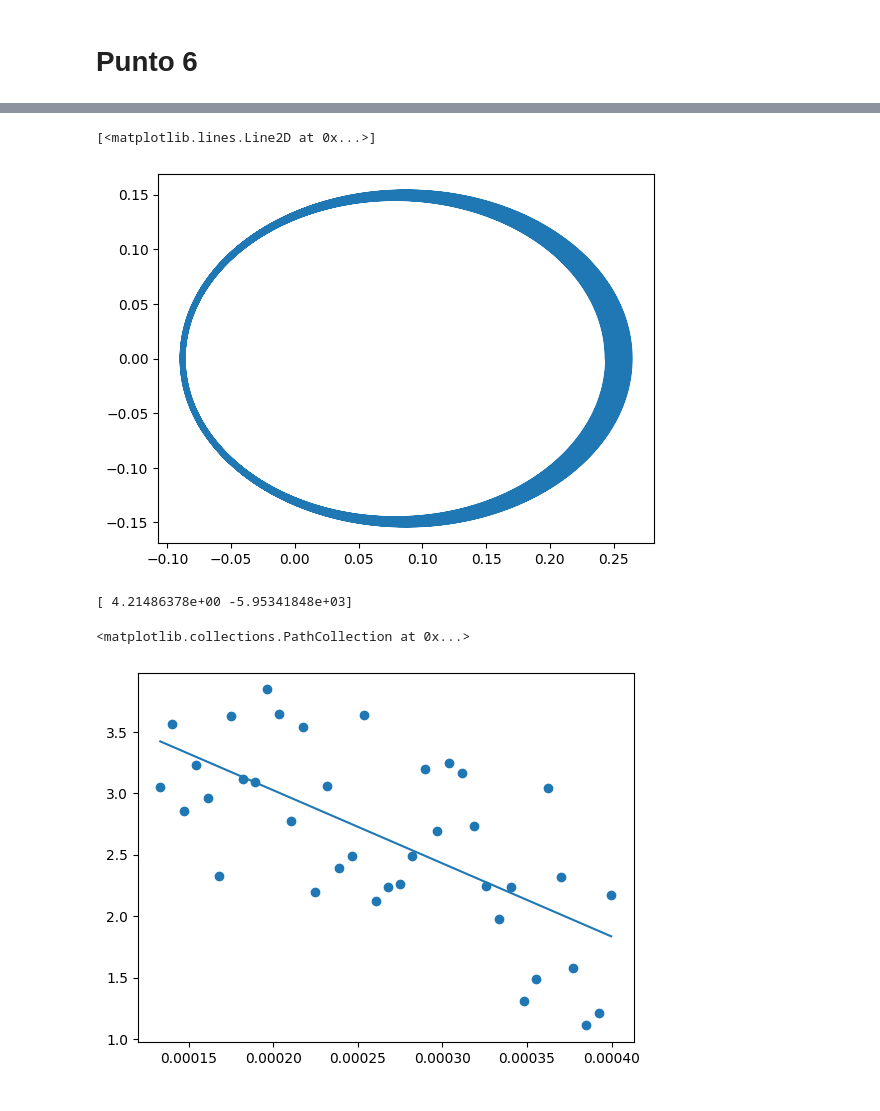
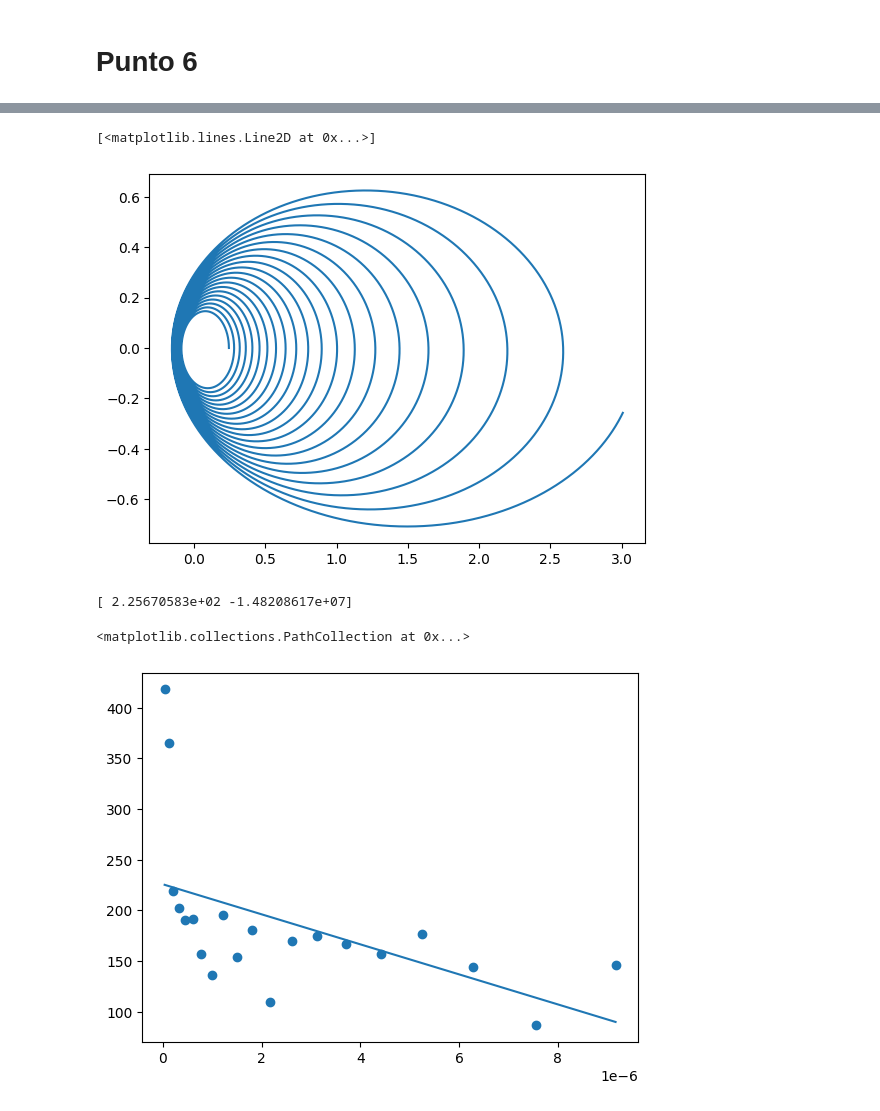
Before and after one commit to acastem15/MetodosII_ClaudiaCuellar_AnaCastellanos, a Jupyter notebook: Talleres/Tarea 2 - Métodos II-Puntos 4-6.ipynb, the cells around one changed output, grey strips where cells are left out. Cells and saved outputs as stored; diff of their text form; code cells hidden in the pictures.

```diff
--- a/Talleres/Tarea 2 - Métodos II-Puntos 4-6.ipynb
+++ b/Talleres/Tarea 2 - Métodos II-Puntos 4-6.ipynb
@@ -180,9 +180,10 @@ class Planeta:
 
         return timeup,positionPerihelium
 # %%
-dt = 1*10**(-6)
-tmax = 4
+dt = 0.00001
+tmax =10
 t = np.arange(0.,tmax,dt)
+t = np.arange(0.,tmax,dt)
 # %%
 Mercurio = Planeta(0.2056,0.307,1.1*10**(-8), t)
 # %%
@@ -262,42 +244,42 @@ My = Mercurio.GetPosition(scale)[:,1]
 plt.plot(Mx,My)
 # %% [output]
 [<matplotlib.lines.Line2D at 0x...>]
-[figure, old version]
+[figure, new version]
 # %%
 def GetFit(x,y,n=1):
 
     l = x.shape[0]
     b = y
 
     A = np.ones((l,n+1))
 
     for i in range(1,n+1):
         A[:,i] = x**i
 
     AT = np.dot(A.T,A)
     bT = np.dot(A.T,b)
 
     xsol = np.linalg.solve(AT,bT)
 
     return xsol
 
 def GetModel(x,p):
     y = 0
     for n in range(len(p)):
         y += p[n]*x**n
 
     return y
 
 
 
-param = GetFit(t[20:],angles[20:])
+param = GetFit(t[1:],angles[1:])
 print(param)
 
-regresion = GetModel(t[20:],param)
+regresion = GetModel(t[1:],param)
 
-plt.plot(t[20:], regresion)
-plt.scatter(t[20:],angles[20:])
+plt.plot(t[1:], regresion)
+plt.scatter(t[1:],angles[1:])
 # %% [output]
-[ 4.21486378e+00 -5.95341848e+03]
+[ 2.25670583e+02 -1.48208617e+07]
 <matplotlib.collections.PathCollection at 0x...>
-[figure, old version]
+[figure, new version]
```
Also changed, not shown: parts of 2 cells of this notebook, 1 other file.
